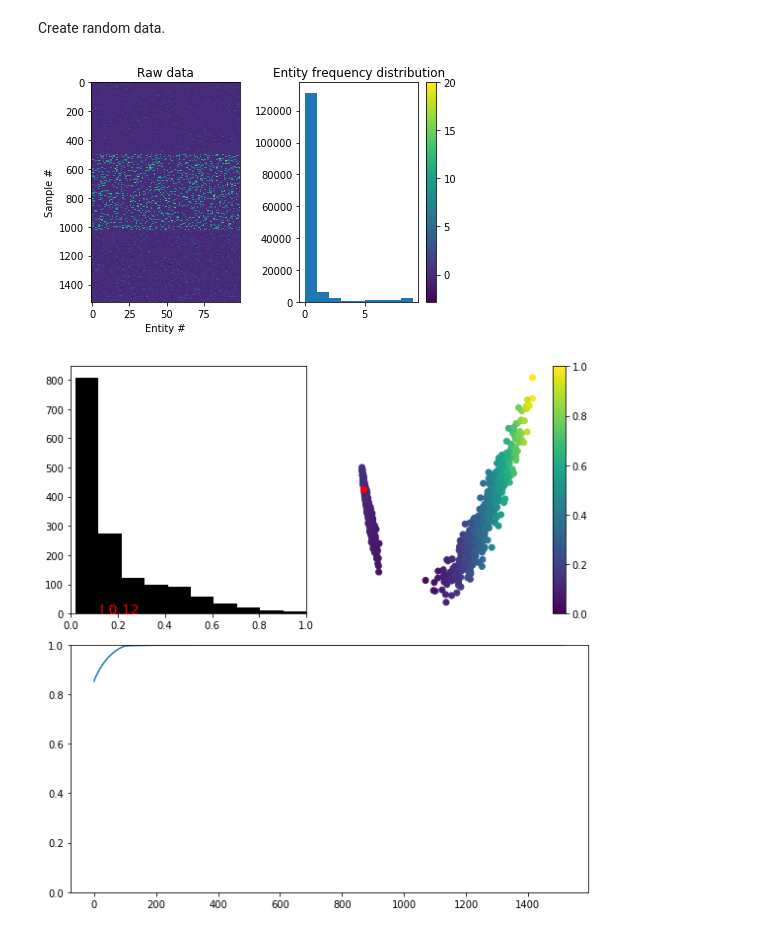
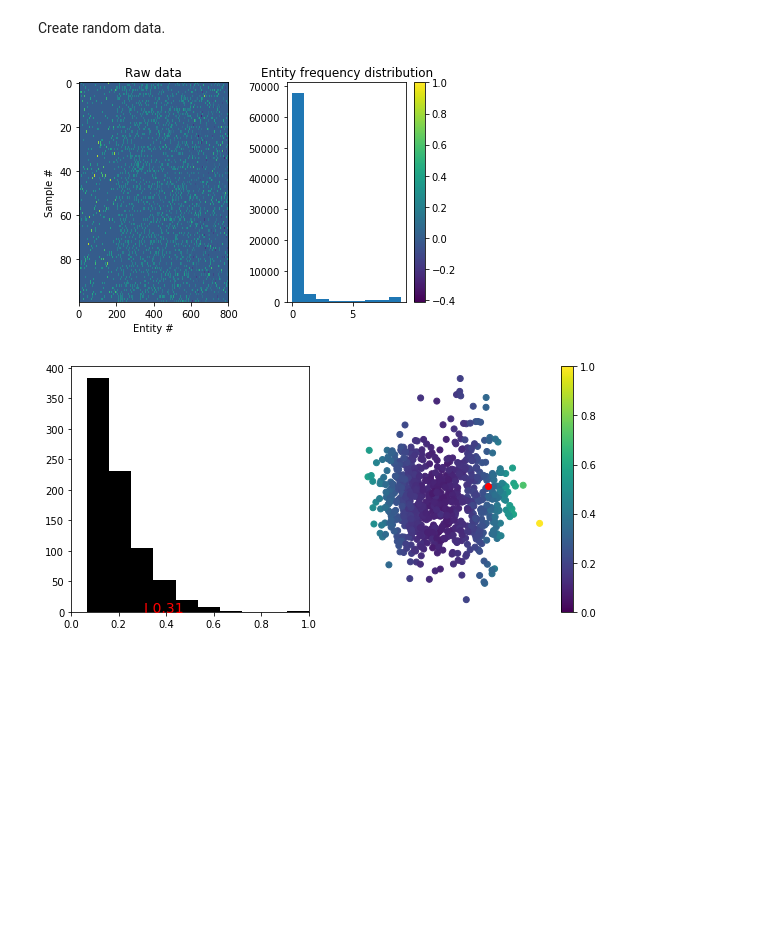
Before and after one commit to martinholub/HackZurich2017, a Jupyter notebook: Hackzurich.ipynb, the cells around one changed output. Saved outputs shown, nothing was run; the diff lists cells and outputs as text; code cells hidden in the pictures; blank space fills up the shorter version.

Commit message:
Fringiness module

```diff
--- a/Hackzurich.ipynb
+++ b/Hackzurich.ipynb
@@ -68,15 +35,15 @@ for fle in files:
 # %%
 data = np.vstack((
-    random_data(500, 100, mean=.5, sparsity=.8, method='poisson'),
-    random_data(20, 100, mean=10, sparsity=.8, method='normal'),
-    random_data(500, 100, mean=8, sparsity=.8, method='poisson'),
-    random_data(500, 100, mean=1, sparsity=.8, method='normal')))
+    random_data(200, 100, mean=.5, sparsity=.8, method='poisson'),
+    random_data(200, 100, mean=10, sparsity=.8, method='normal'),
+    random_data(200, 100, mean=8, sparsity=.8, method='poisson'),
+    random_data(200, 100, mean=1, sparsity=.8, method='normal')))
 # %%
 fig = plt.figure()
 
 ax = fig.add_subplot(121)
 ax.set_title('Raw data')
-cax = ax.imshow(data, aspect='auto')
+cax = ax.imshow(data.T / np.linalg.norm(data,axis=1), aspect='auto')
 ax.set_ylabel('Sample #')
 ax.set_xlabel('Entity #')
 
@@ -87,40 +54,25 @@ ax.set_title('Entity frequency distribution')
 plt.colorbar(cax)
 plt.tight_layout()
 # %% [output]
-[figure, old version]
+[figure, new version]
 # %%
-def fringiness(data, plot=False, distance='hamming'):
-    distances = squareform(pdist(data, distance))
-    pca = PCA()
-    t = pca.fit_transform(distances)
-    s = np.sum(t**2 * pca.explained_variance_ratio_, 1)
-    s /= s.max()
-    if plot:
-        return t.T[0], t.T[1], s
-    else:
-        return s[0]
+def plot(data, dist):
+    t0, t1, s = fringiness(data, distance_metric=dist)
+    fig = plt.figure(figsize=(8,4))
 
-def plot(data, dist):
-    t0, t1, s = fringiness(data, plot=True, distance=dist)
-    fig = plt.figure(figsize=(8,8))
-
-    ax = fig.add_subplot(221)
+    ax = fig.add_subplot(121)
     ax.hist(s, color='black')
     ax.text(s[0], .1, "I %.2f"%s[0], color='red', size=14)
     ax.set_xlim([0,1])
 
-    ax = fig.add_subplot(222)
+    ax = fig.add_subplot(122)
     cax = ax.scatter(t0, t1, c=s, vmin=0, vmax=1)
     ax.scatter(t0[0], t1[0], c='red')
     ax.axis('off')
     plt.colorbar(cax)
 
-    ax = fig.add_subplot(212)
-    ax.plot(np.cumsum(pca.explained_variance_ratio_))
-    ax.set_ylim([0,1])
-
     plt.tight_layout()
 # %%
-plot(data, 'minkowski')
+plot(data, 'cosine')
 # %% [output]
-[figure, old version]
+[figure, new version]
```
Also changed, not shown: parts of 2 cells of this notebook, 1 other file.
